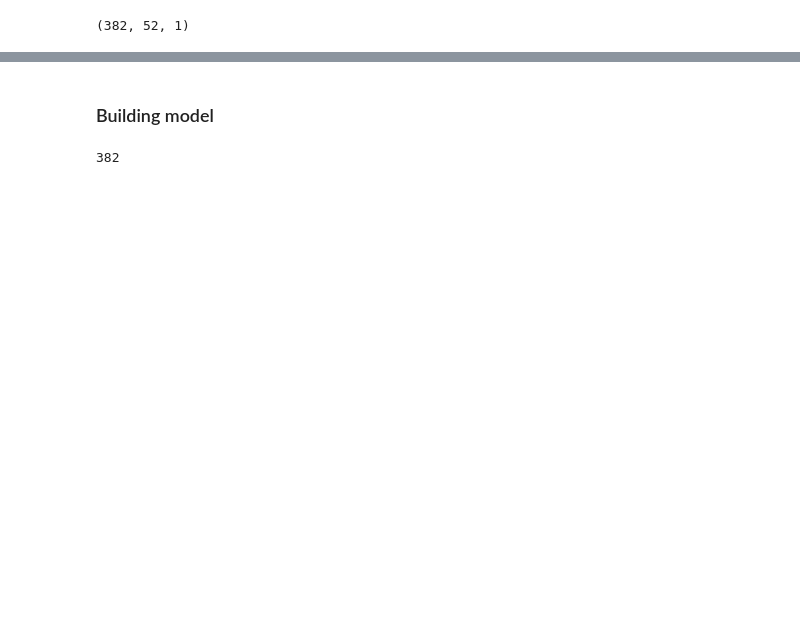
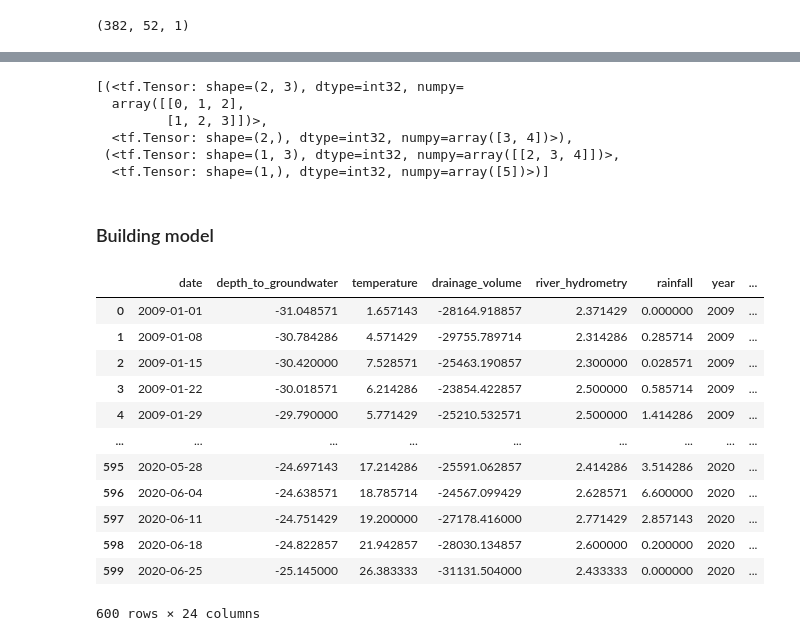
Before and after one commit to chris199713/time_series_analysis, a Jupyter notebook: time_series_analysis.ipynb, the cells around one changed output, grey strips where cells are left out. Drawn from its saved outputs; the diff is of its cells as text; code cells hidden in the pictures; blank space fills up the shorter version.

Commit message:
tf.time series to array

```diff
--- a/time_series_analysis.ipynb
+++ b/time_series_analysis.ipynb
@@ -742,6 +734,27 @@ print(x_train.shape)
+# %%
+list(my_data)
+# %% [output]
+[(<tf.Tensor: shape=(2, 3), dtype=int32, numpy=
+  array([[0, 1, 2],
+         [1, 2, 3]])>,
+  <tf.Tensor: shape=(2,), dtype=int32, numpy=array([3, 4])>),
+ (<tf.Tensor: shape=(1, 3), dtype=int32, numpy=array([[2, 3, 4]])>,
+  <tf.Tensor: shape=(1,), dtype=int32, numpy=array([5])>)]
 # %% [markdown]
 ### Building model
-# %%
-434-52
-# %% [output]
-382
+# %%
+df
+# %% [output]
+|  | date | depth_to_groundwater | temperature | drainage_volume | river_hydrometry | rainfall | year | ... |
+| 0 | 2009-01-01 | -31.048571 | 1.657143 | -28164.918857 | 2.371429 | 0.000000 | 2009 | ... |
+| 1 | 2009-01-08 | -30.784286 | 4.571429 | -29755.789714 | 2.314286 | 0.285714 | 2009 | ... |
+| 2 | 2009-01-15 | -30.420000 | 7.528571 | -25463.190857 | 2.300000 | 0.028571 | 2009 | ... |
+| 3 | 2009-01-22 | -30.018571 | 6.214286 | -23854.422857 | 2.500000 | 0.585714 | 2009 | ... |
+| 4 | 2009-01-29 | -29.790000 | 5.771429 | -25210.532571 | 2.500000 | 1.414286 | 2009 | ... |
+| ... | ... | ... | ... | ... | ... | ... | ... | ... |
+| 595 | 2020-05-28 | -24.697143 | 17.214286 | -25591.062857 | 2.414286 | 3.514286 | 2020 | ... |
+| 596 | 2020-06-04 | -24.638571 | 18.785714 | -24567.099429 | 2.628571 | 6.600000 | 2020 | ... |
+| 597 | 2020-06-11 | -24.751429 | 19.200000 | -27178.416000 | 2.771429 | 2.857143 | 2020 | ... |
+| 598 | 2020-06-18 | -24.822857 | 21.942857 | -28030.134857 | 2.600000 | 0.200000 | 2020 | ... |
+| 599 | 2020-06-25 | -25.145000 | 26.383333 | -31131.504000 | 2.433333 | 0.000000 | 2020 | ... |
+600 rows × 24 columns
```
Also changed, not shown: parts of 6 cells of this notebook.
